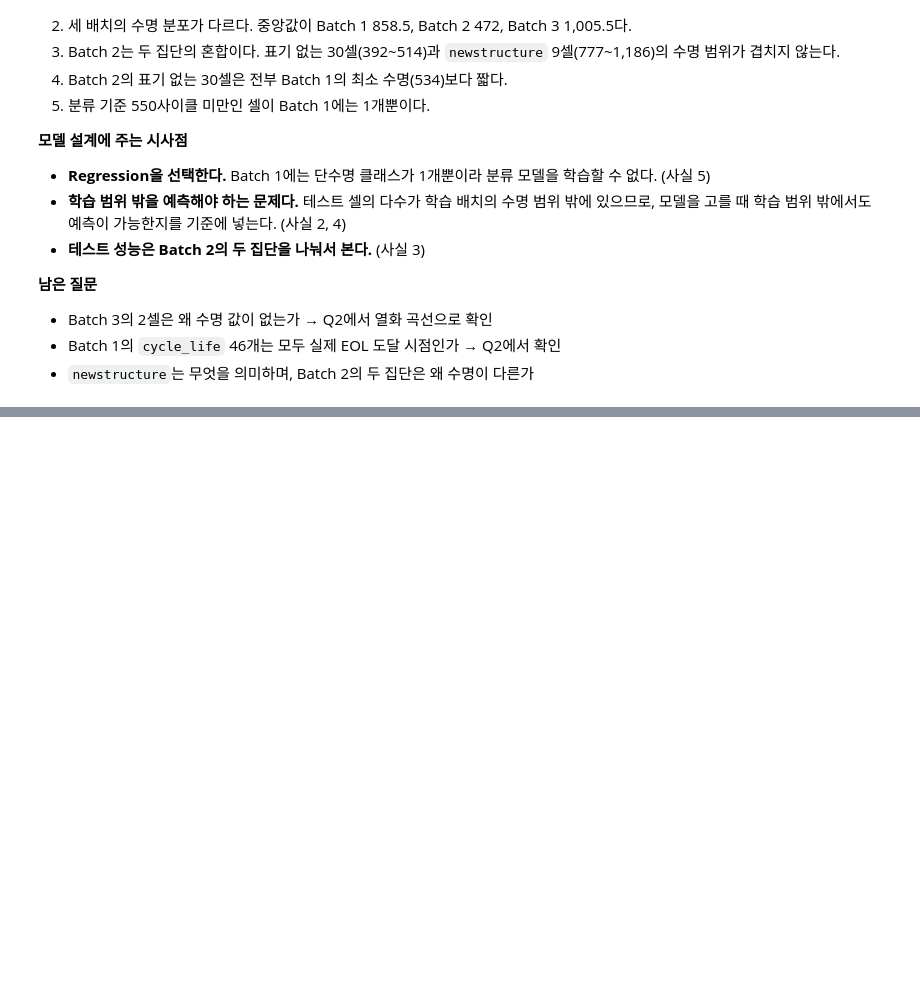
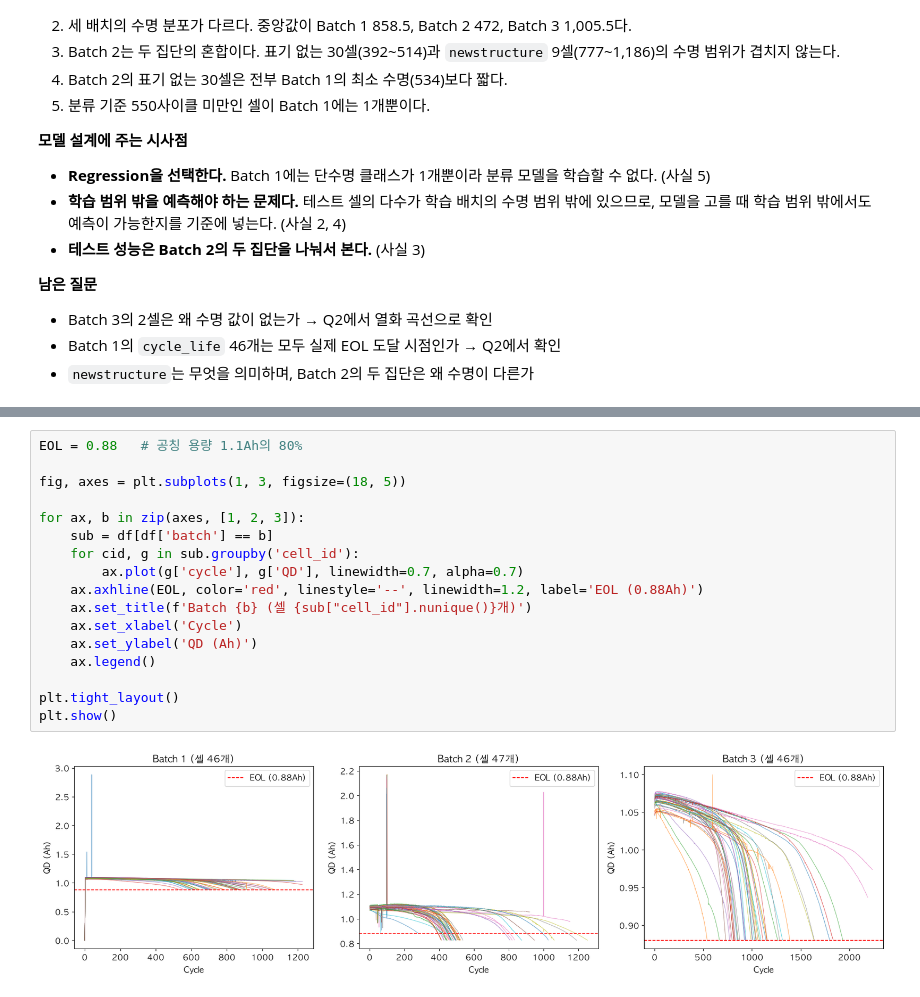
Before and after one commit to kyubin0973/DA-mini, a Jupyter notebook: notebooks/01_EDA.ipynb, the cells around one changed output, grey strips where cells are left out. Drawn from its saved outputs; the diff is of its cells as text; blank space fills up the shorter version.

```diff
--- a/notebooks/01_EDA.ipynb
+++ b/notebooks/01_EDA.ipynb
@@ -314,0 +325,19 @@ ratio
+# %%
+EOL = 0.88   # 공칭 용량 1.1Ah의 80%
+
+fig, axes = plt.subplots(1, 3, figsize=(18, 5))
+
+for ax, b in zip(axes, [1, 2, 3]):
+    sub = df[df['batch'] == b]
+    for cid, g in sub.groupby('cell_id'):
+        ax.plot(g['cycle'], g['QD'], linewidth=0.7, alpha=0.7)
+    ax.axhline(EOL, color='red', linestyle='--', linewidth=1.2, label='EOL (0.88Ah)')
+    ax.set_title(f'Batch {b} (셀 {sub["cell_id"].nunique()}개)')
+    ax.set_xlabel('Cycle')
+    ax.set_ylabel('QD (Ah)')
+    ax.legend()
+
+plt.tight_layout()
+plt.show()
+# %% [output]
+[figure, added]
```
Also changed, not shown: parts of 27 cells of this notebook, 2 other files.
